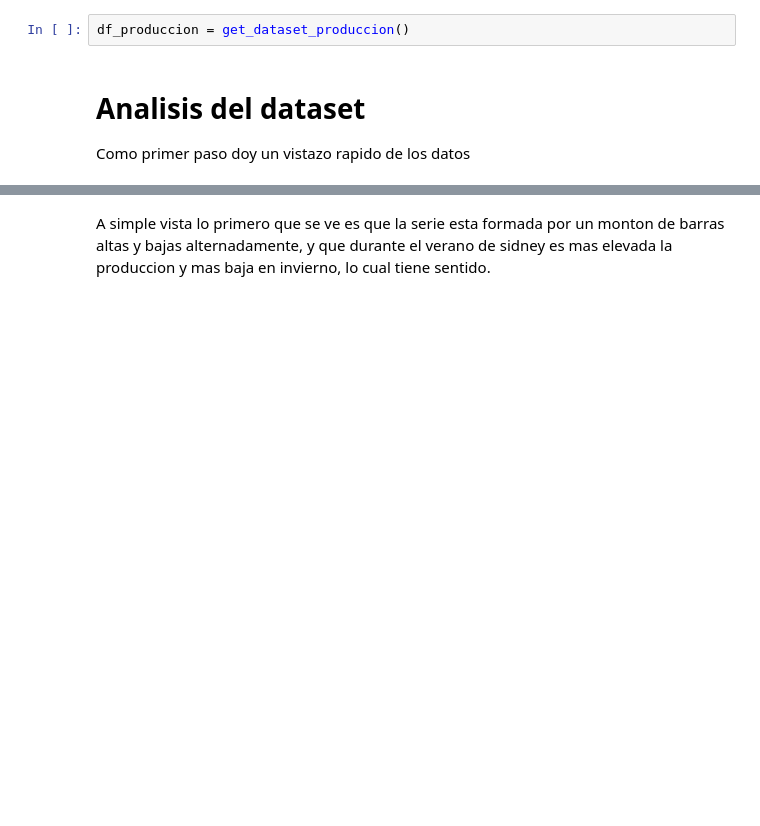
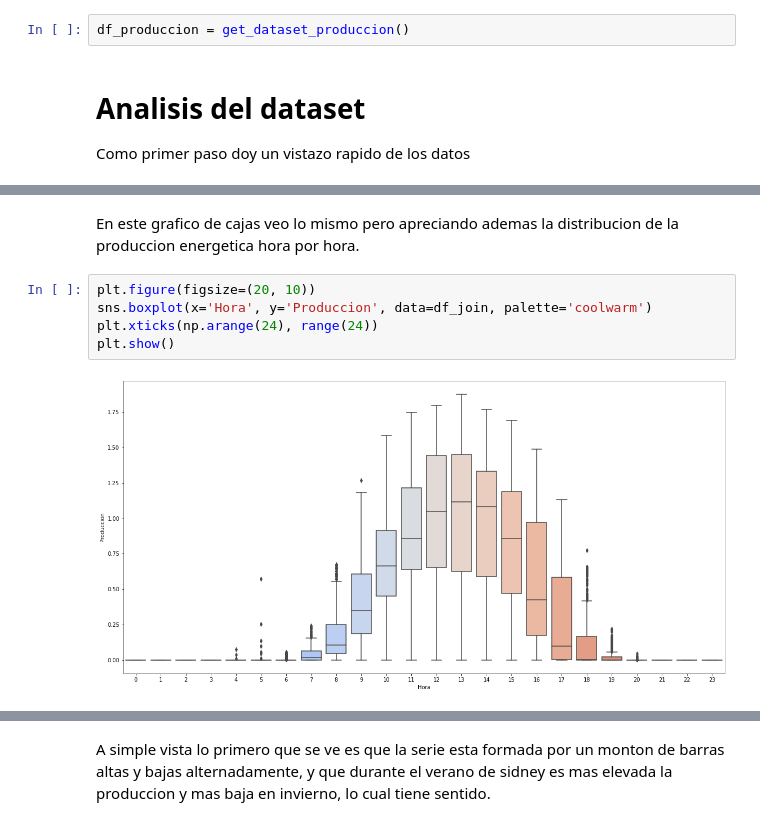
Before and after one commit to PabloSGomez50/humai-solar-panels, a Jupyter notebook: join_dataframe.ipynb, the cells around one changed output, grey strips where cells are left out. Saved outputs shown, nothing was run; the diff lists cells and outputs as text; blank space fills up the shorter version.

```diff
--- a/join_dataframe.ipynb
+++ b/join_dataframe.ipynb
@@ -97,0 +161,9 @@ See the caveats in the documentation: https://pandas.pydata.org/pandas-docs/stab
+# %% [markdown]
+En este grafico de cajas veo lo mismo pero apreciando ademas la distribucion de la produccion energetica hora por hora.
+# %%
+plt.figure(figsize=(20, 10))
+sns.boxplot(x='Hora', y='Produccion', data=df_join, palette='coolwarm')
+plt.xticks(np.arange(24), range(24))
+plt.show()
+# %% [output]
+[figure, added]
```
Also changed, not shown: parts of 39 cells of this notebook.
